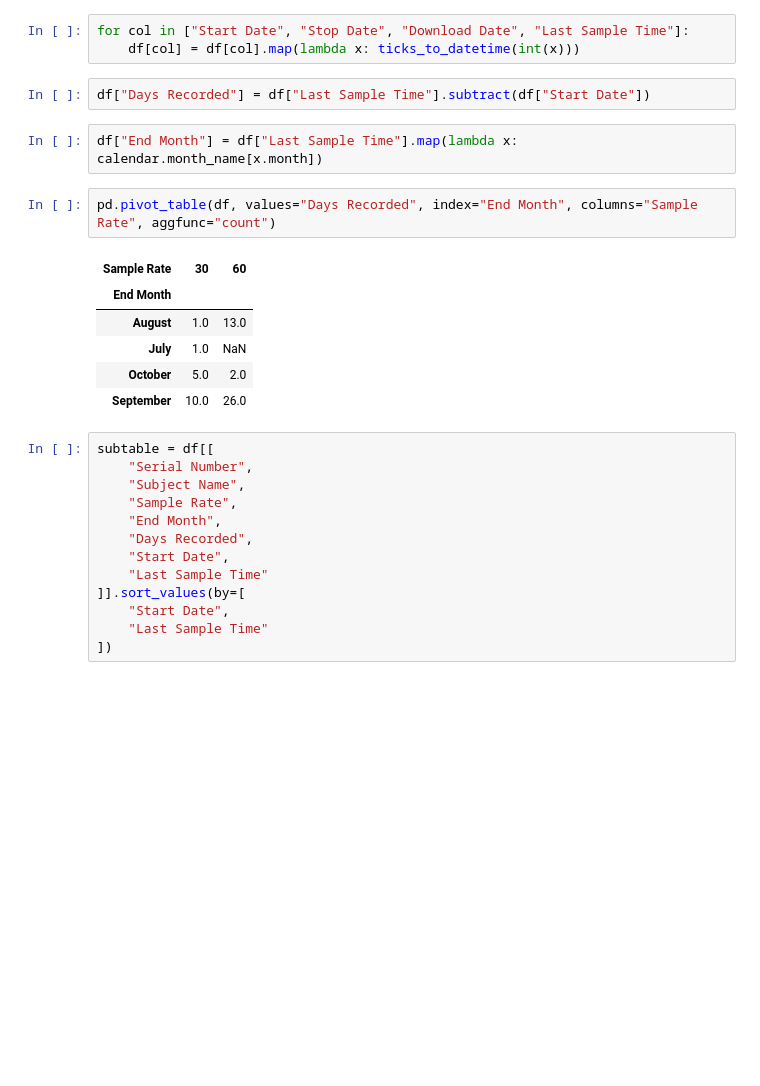
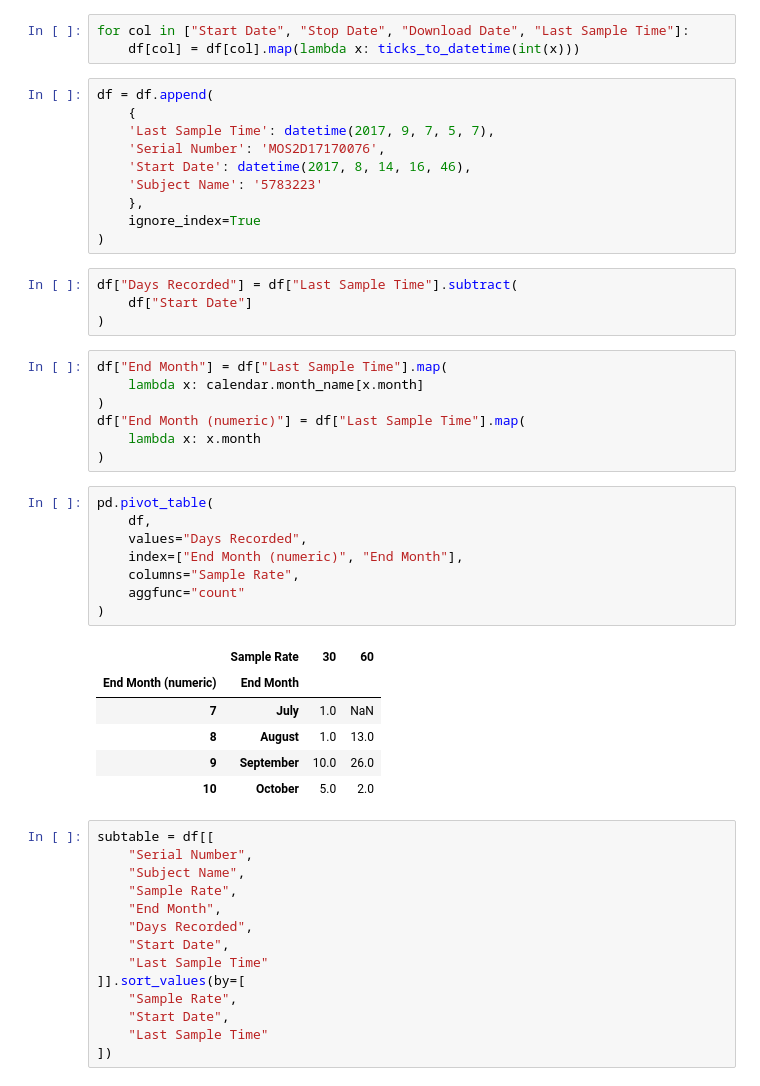
Before and after one commit to ChildMindInstitute/Healthy-Brain-Network-actigraphy, a Jupyter notebook: Check_gt3x.ipynb, the cells around one changed output. Cells and saved outputs as stored; diff of their text form; blank space fills up the shorter version.

```diff
--- a/Check_gt3x.ipynb
+++ b/Check_gt3x.ipynb
@@ -75,19 +75,42 @@ df = pd.DataFrame.from_dict(z)
 # %%
 for col in ["Start Date", "Stop Date", "Download Date", "Last Sample Time"]:
     df[col] = df[col].map(lambda x: ticks_to_datetime(int(x)))
+# %%
+df = df.append(
+    {
+    'Last Sample Time': datetime(2017, 9, 7, 5, 7),
+    'Serial Number': 'MOS2D17170076',
+    'Start Date': datetime(2017, 8, 14, 16, 46),
+    'Subject Name': '5783223'
+    },
+    ignore_index=True
+)
 # %%
-df["Days Recorded"] = df["Last Sample Time"].subtract(df["Start Date"])
+df["Days Recorded"] = df["Last Sample Time"].subtract(
+    df["Start Date"]
+)
 # %%
-df["End Month"] = df["Last Sample Time"].map(lambda x: calendar.month_name[x.month])
+df["End Month"] = df["Last Sample Time"].map(
+    lambda x: calendar.month_name[x.month]
+)
+df["End Month (numeric)"] = df["Last Sample Time"].map(
+    lambda x: x.month
+)
 # %%
-pd.pivot_table(df, values="Days Recorded", index="End Month", columns="Sample Rate", aggfunc="count")
+pd.pivot_table(
+    df,
+    values="Days Recorded",
+    index=["End Month (numeric)", "End Month"],
+    columns="Sample Rate",
+    aggfunc="count"
+)
 # %% [output]
-| Sample Rate | 30 | 60 |
-| End Month |  |  |
-| August | 1.0 | 13.0 |
-| July | 1.0 | NaN |
-| October | 5.0 | 2.0 |
-| September | 10.0 | 26.0 |
+|  | Sample Rate | 30 | 60 |
+| End Month (numeric) | End Month |  |  |
+| 7 | July | 1.0 | NaN |
+| 8 | August | 1.0 | 13.0 |
+| 9 | September | 10.0 | 26.0 |
+| 10 | October | 5.0 | 2.0 |
 # %%
 subtable = df[[
     "Serial Number",
@@ -98,6 +121,7 @@ subtable = df[[
     "Start Date",
     "Last Sample Time"
 ]].sort_values(by=[
+    "Sample Rate",
     "Start Date",
     "Last Sample Time"
 ])
```
Also changed, not shown: parts of 2 cells of this notebook, 1 other file.
